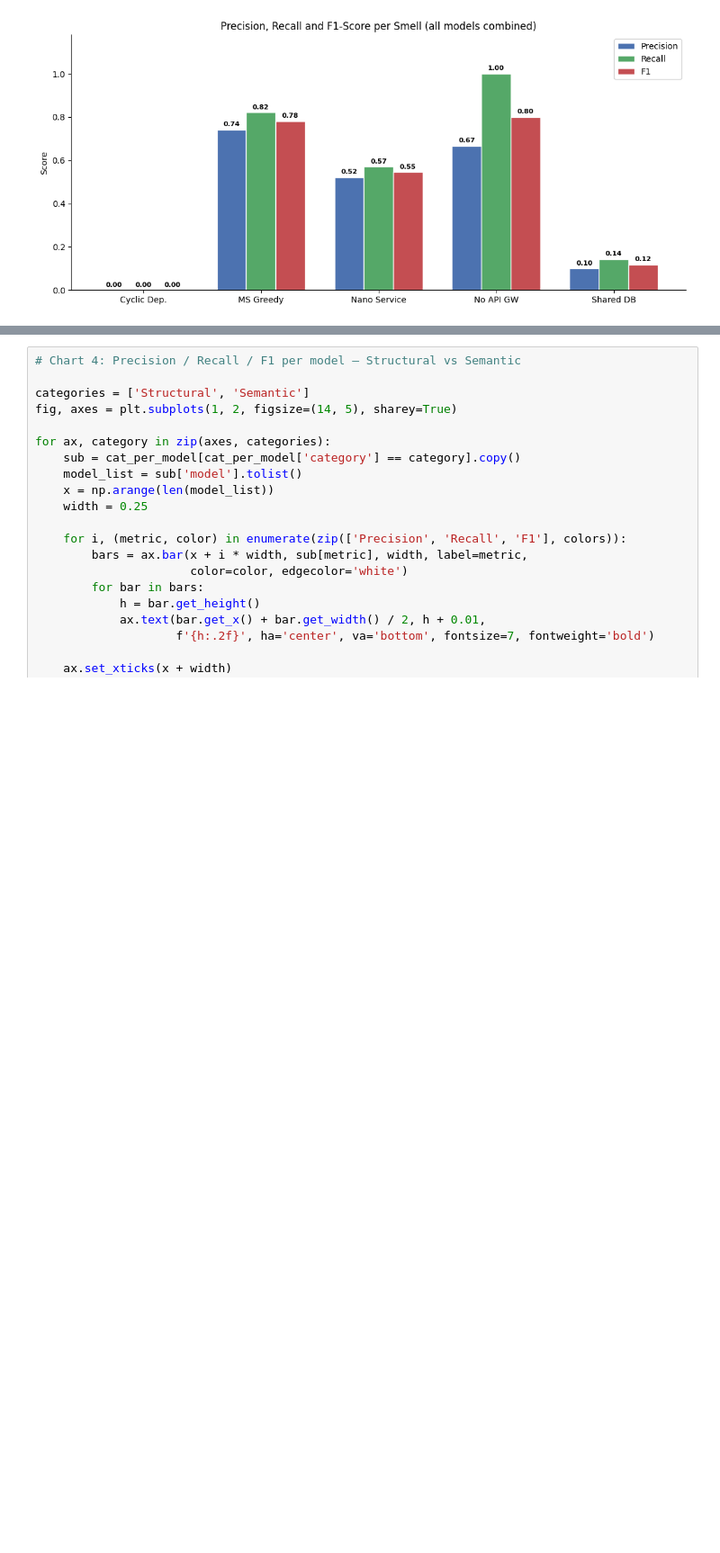
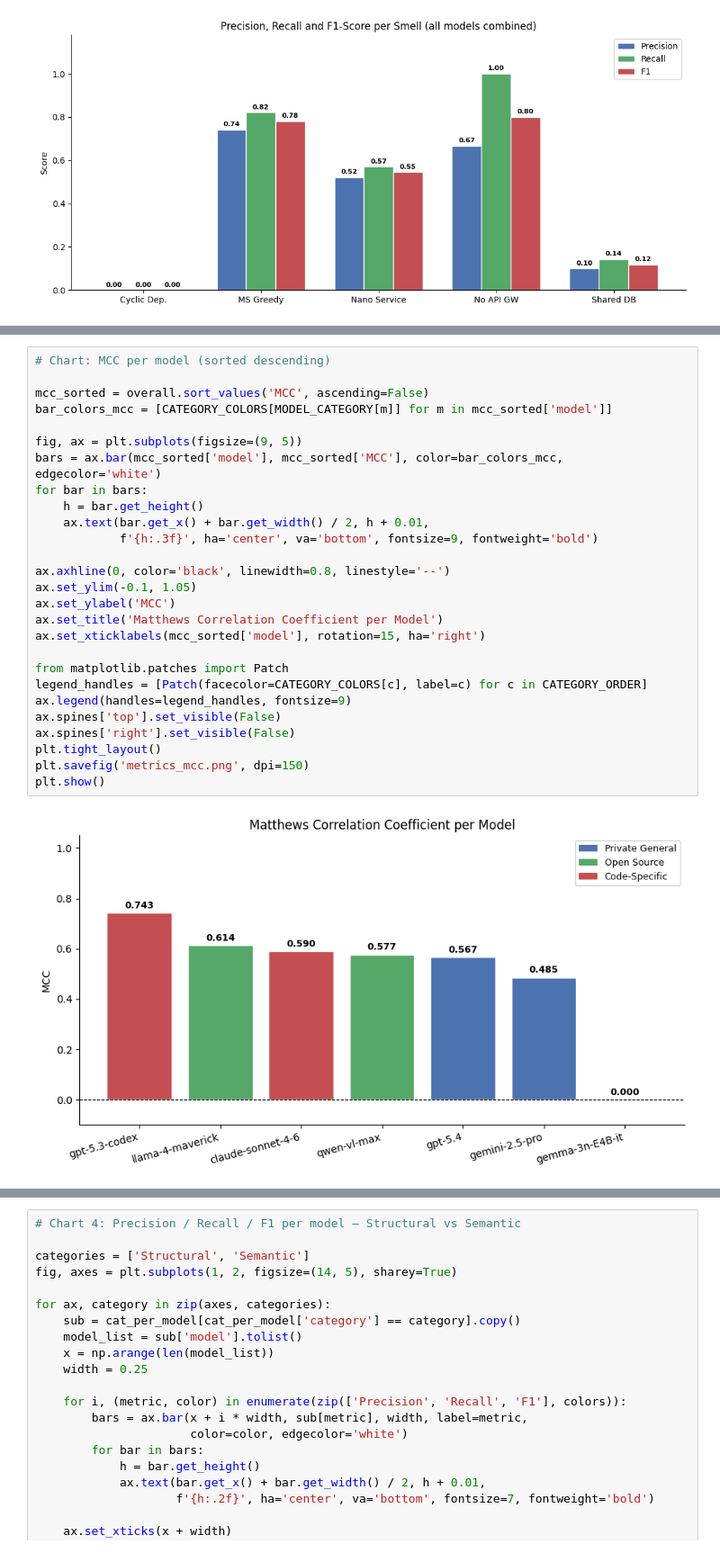
Before and after one commit to mateusmdutra/detect_ms_bad_smells_research, a Jupyter notebook: evaluation/data-analysis.ipynb, the cells around one changed output, grey strips where cells are left out. Shown at 90% size. Cells and saved outputs as stored; diff of their text form; blank space fills up the shorter version.

Commit message:
feat: add MCC metric

```diff
--- a/evaluation/data-analysis.ipynb
+++ b/evaluation/data-analysis.ipynb
@@ -308,3 +311,32 @@ display(overall[['model','TP','FP','TN','FN','Precision','Recall','F1']].set_ind
+# %%
+# Chart: MCC per model (sorted descending)
+
+mcc_sorted = overall.sort_values('MCC', ascending=False)
+bar_colors_mcc = [CATEGORY_COLORS[MODEL_CATEGORY[m]] for m in mcc_sorted['model']]
+
+fig, ax = plt.subplots(figsize=(9, 5))
+bars = ax.bar(mcc_sorted['model'], mcc_sorted['MCC'], color=bar_colors_mcc, edgecolor='white')
+for bar in bars:
+    h = bar.get_height()
+    ax.text(bar.get_x() + bar.get_width() / 2, h + 0.01,
+            f'{h:.3f}', ha='center', va='bottom', fontsize=9, fontweight='bold')
+
+ax.axhline(0, color='black', linewidth=0.8, linestyle='--')
+ax.set_ylim(-0.1, 1.05)
+ax.set_ylabel('MCC')
+ax.set_title('Matthews Correlation Coefficient per Model')
+ax.set_xticklabels(mcc_sorted['model'], rotation=15, ha='right')
+
+from matplotlib.patches import Patch
+legend_handles = [Patch(facecolor=CATEGORY_COLORS[c], label=c) for c in CATEGORY_ORDER]
+ax.legend(handles=legend_handles, fontsize=9)
+ax.spines['top'].set_visible(False)
+ax.spines['right'].set_visible(False)
+plt.tight_layout()
+plt.savefig('metrics_mcc.png', dpi=150)
+plt.show()
+# %% [output]
+[figure, added]
 # %%
 # Structural vs Semantic analysis
 
```
Also changed, not shown: parts of 4 cells of this notebook, 1 other file.
